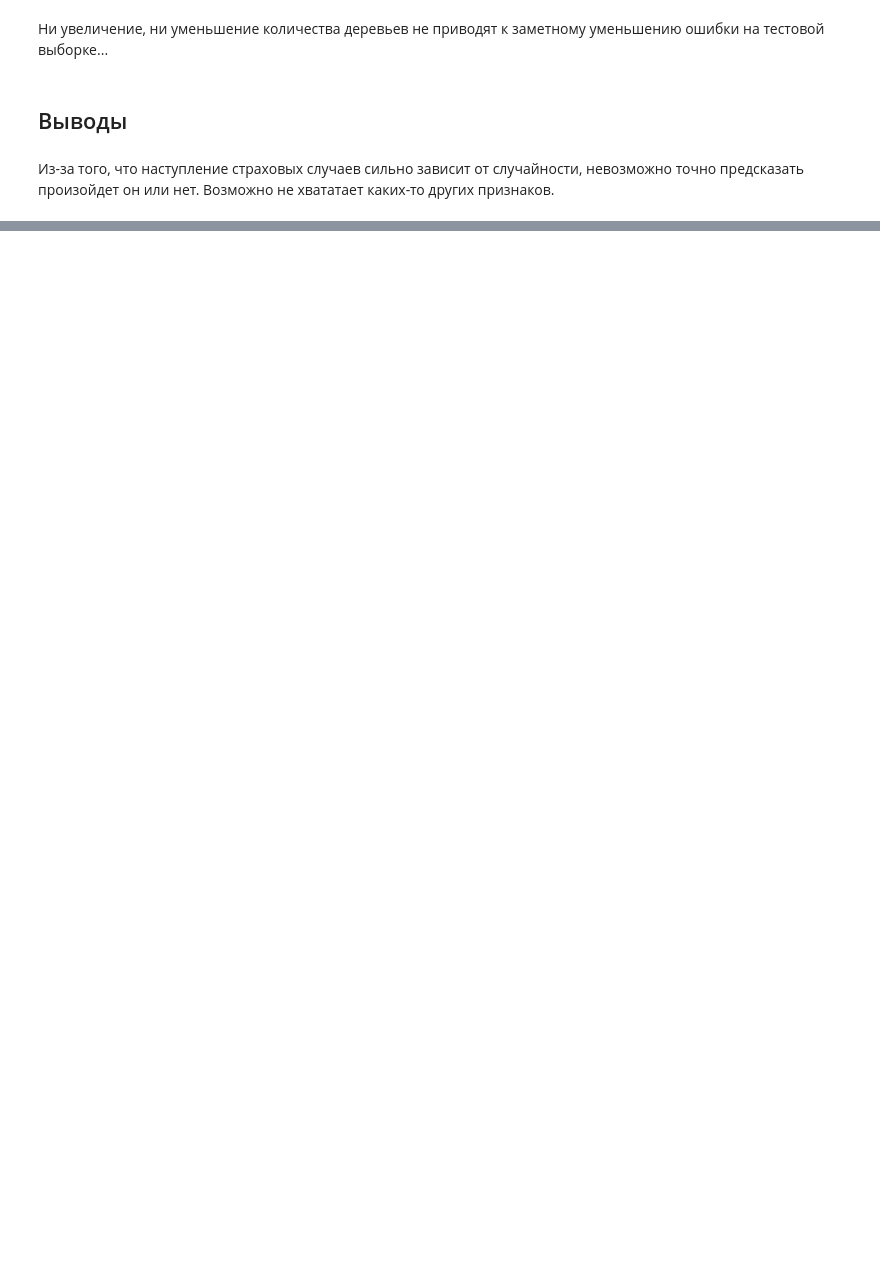
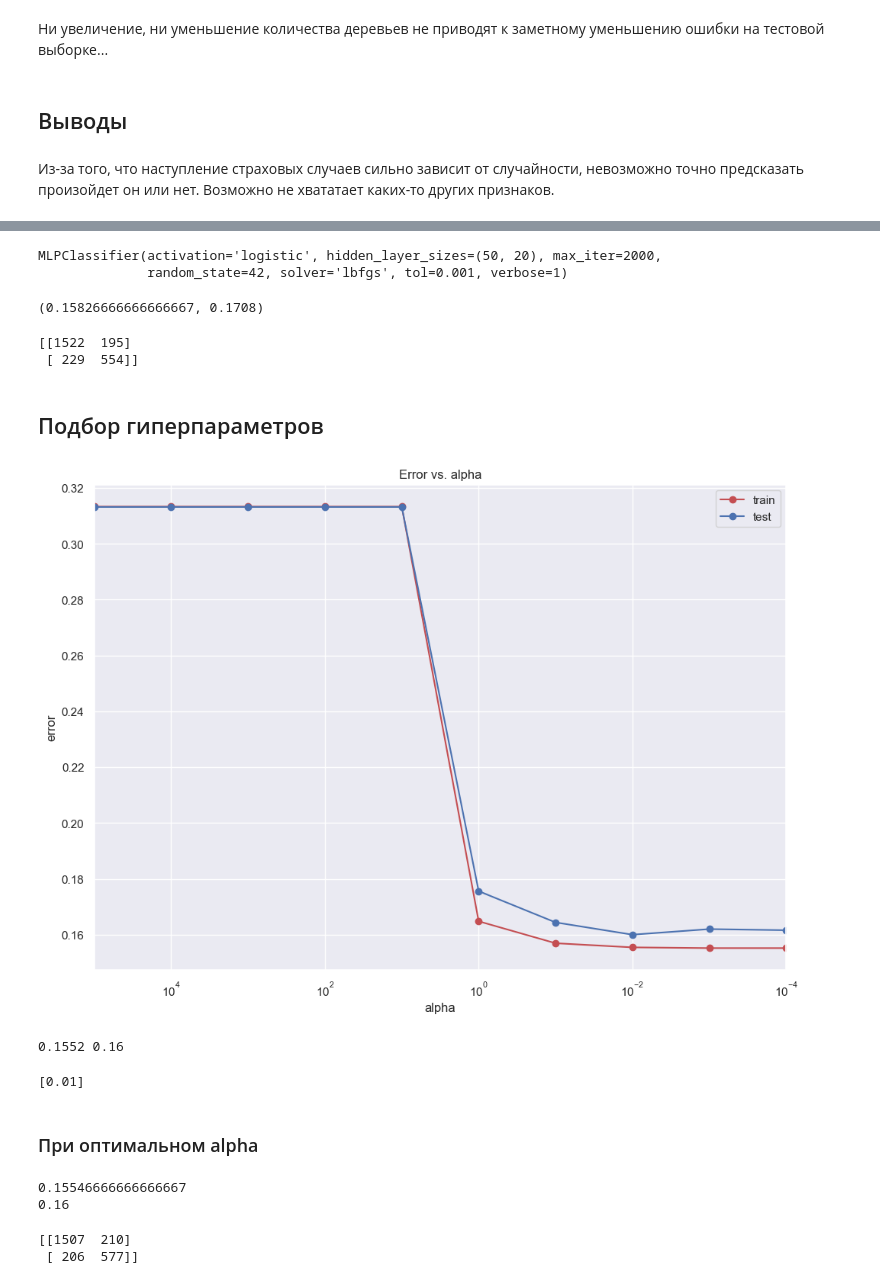
Before and after one commit to MADZEROPIE/M1ML, a Jupyter notebook: HW1.ipynb, the cells around one changed output, grey strips where cells are left out. Drawn from its saved outputs; the diff is of its cells as text; code cells hidden in the pictures; blank space fills up the shorter version.

```diff
--- a/HW1.ipynb
+++ b/HW1.ipynb
@@ -364,0 +407,61 @@ print(confusion_matrix(y_test, y_test_predict))
+# %%
+mlp_model = MLPClassifier(hidden_layer_sizes = (50,20),
+                          solver = 'lbfgs',
+                          activation = 'logistic',
+                          max_iter=2000,
+                          random_state = 42,
+                          verbose=1,
+                          tol=1e-3)
+# %%
+mlp_model.fit(x_train, y_train)
+# %% [output]
+MLPClassifier(activation='logistic', hidden_layer_sizes=(50, 20), max_iter=2000,
+              random_state=42, solver='lbfgs', tol=0.001, verbose=1)
+# %%
+y_train_pred = mlp_model.predict(x_train)
+y_test_pred = mlp_model.predict(x_test)
+np.mean(y_train != y_train_pred), np.mean(y_test != y_test_pred)
+# %% [output]
+(0.15826666666666667, 0.1708)
+# %%
+print(confusion_matrix(y_test, y_test_predict))
+# %% [output]
+[[1522  195]
+ [ 229  554]]
+# %% [markdown]
+## Подбор гиперпараметров
+# %%
+alpha_arr = np.logspace(-4, 5, 10)
+test_err = []
+train_err = []
+for alpha in alpha_arr:
+    mlp_model = MLPClassifier(hidden_layer_sizes = (30,), activation = 'logistic',
+                           random_state = 42, alpha = alpha, max_iter=2000 )
+    mlp_model.fit(x_train, y_train)
+
+    y_train_pred = mlp_model.predict(x_train)
+    y_test_pred = mlp_model.predict(x_test)
+    train_err.append(np.mean(y_train != y_train_pred))
+    test_err.append(np.mean(y_test != y_test_pred))
+# %%
+plt.semilogx(alpha_arr, train_err, 'r-o', label = 'train')
+plt.semilogx(alpha_arr, test_err, 'b-o', label = 'test')
+plt.xlim([np.max(alpha_arr), np.min(alpha_arr)])
+plt.title('Error vs. alpha')
+plt.xlabel('alpha')
+plt.ylabel('error')
+plt.legend()
+pass
+# %% [output]
+[figure, added]
+# %%
+min_train_err = np.min(train_err)
+min_test_err = np.min(test_err)
+print(min_train_err, min_test_err)
+# %% [output]
+0.1552 0.16
+# %%
+alpha_opt = alpha_arr[test_err == min_test_err]
+print(alpha_opt)
+# %% [output]
+[0.01]
@@ -364,0 +470,18 @@ print(confusion_matrix(y_test, y_test_predict))
+# %% [markdown]
+### При оптимальном alpha
+# %%
+mlp_model = MLPClassifier(hidden_layer_sizes = (30,), random_state = 42, alpha = alpha_opt, activation = 'logistic', max_iter=2000)
+mlp_model.fit(x_train, y_train)
+
+y_train_pred = mlp_model.predict(x_train)
+y_test_pred = mlp_model.predict(x_test)
+print(np.mean(y_train != y_train_pred))
+print(np.mean(y_test != y_test_pred))
+# %% [output]
+0.15546666666666667
+0.16
+# %%
+print(confusion_matrix(y_test, y_test_predict))
+# %% [output]
+[[1507  210]
+ [ 206  577]]
```
Also changed, not shown: parts of 28 cells of this notebook.
